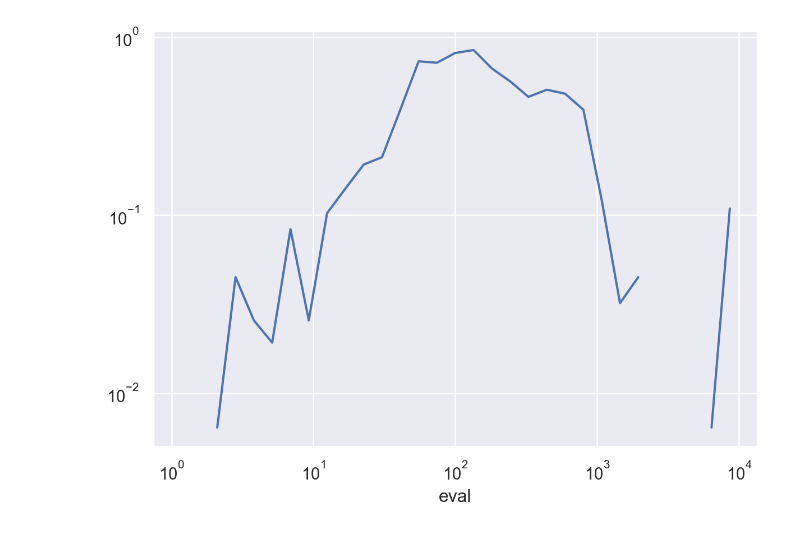
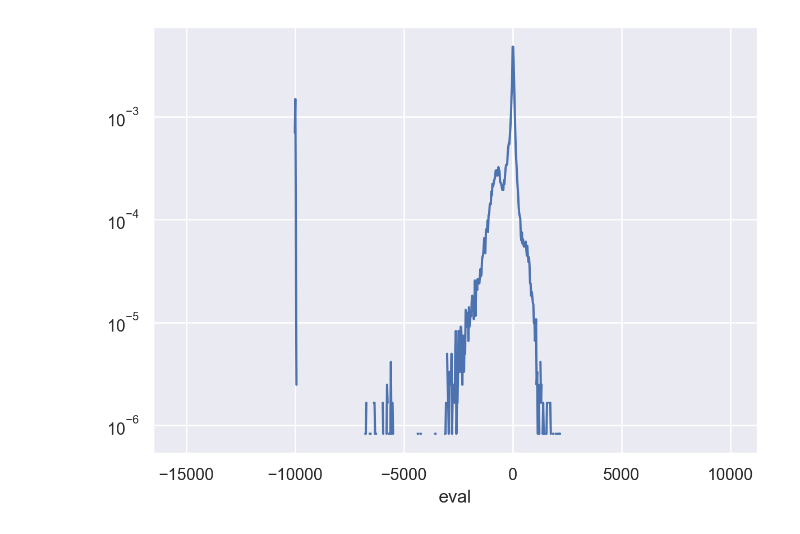
Before and after one commit to SandroMartens/Lichess-Win-Predictions, a Jupyter notebook: new.ipynb, the cells around one changed output. Saved outputs shown, nothing was run; the diff lists cells and outputs as text; code cells hidden in the pictures.

```diff
--- a/new.ipynb
+++ b/new.ipynb
@@ -115,5 +117,7 @@ curve_fit(win_proba, xdata=xs, ydata=(dist1.cdf(xs) + dist2.cdf(xs)) * 0.5 * 100
 # %%
 a = pd.concat([min_evals_white, min_evals_black])
+# a = a[(a > -9000)]
+a = data["eval"]
 # %%
 so.Plot(a).add(so.Line(), so.Hist(stat="probability", cumulative=True)).label(
     x="Evaluation in CP", y="Win Probability in Percent"
@@ -132,3 +132,5 @@ array([0.0, 0.0, 0.0, ..., 0.98762, 0.98851, 0.99178])
 dist = scipy.stats.powernorm
 dist = scipy.stats.pareto
 dist = scipy.stats.lognorm
+# %%
+dist.fit(a)
@@ -143,7 +153,7 @@ so.Plot(x=xs, y=dist.pdf(xs, *dist.fit(a))).add(so.Dot())
 # %%
-so.Plot(a).add(so.Lines(), so.Hist(stat="density", cumulative=False)).scale(x="log", y="log")
+so.Plot(a).add(so.Lines(), so.Hist(stat="density", cumulative=False)).scale(y="log")
 # %% [output]
-[figure, old version]
+[figure, new version]
 # %%
 scipy.stats.ks_1samp(
     np.histogram(a, bins=100)[0], dist.cdf, dist.fit(a), alternative="two_sided"
```
Also changed, not shown: parts of 13 cells of this notebook, 1 other file.
